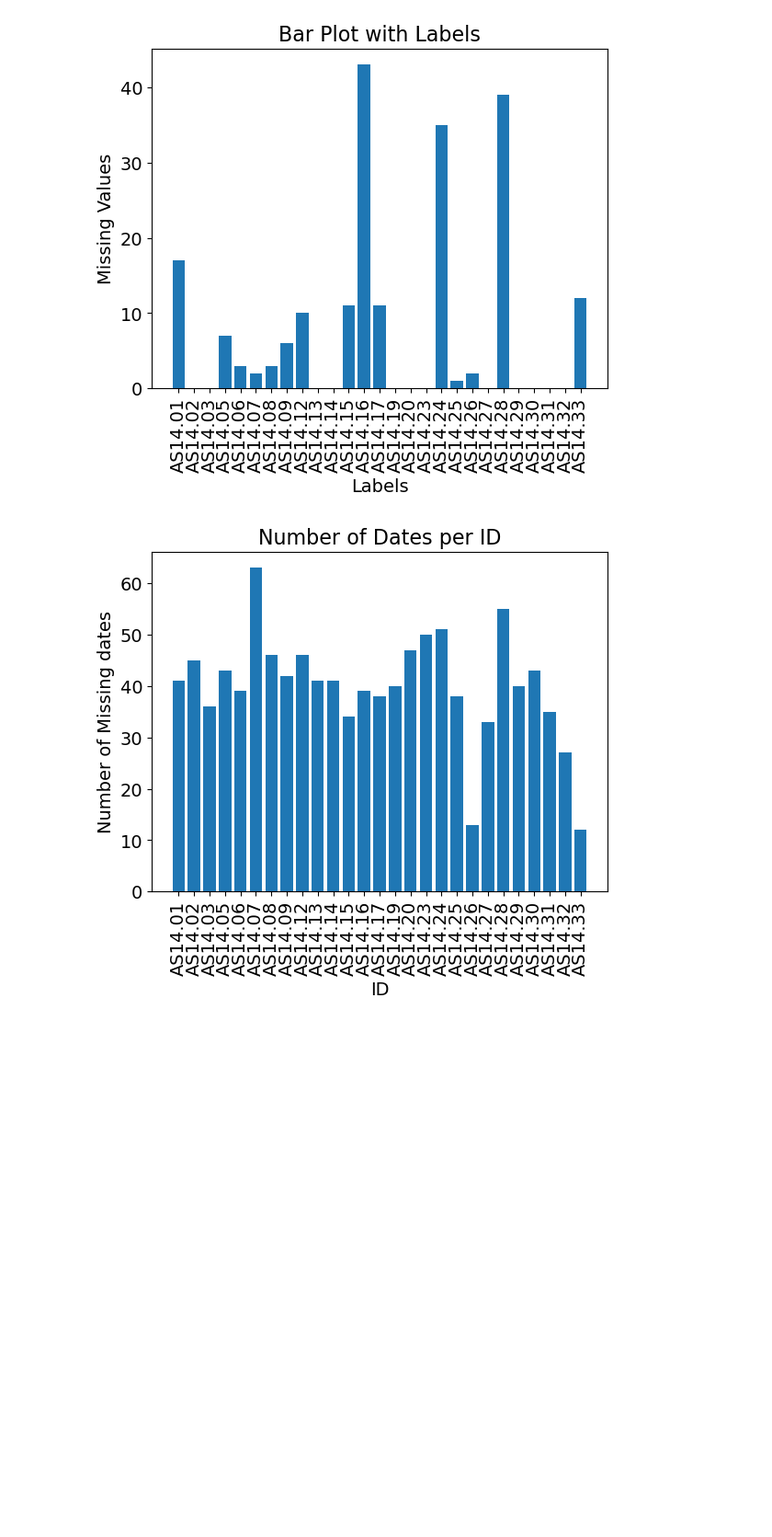
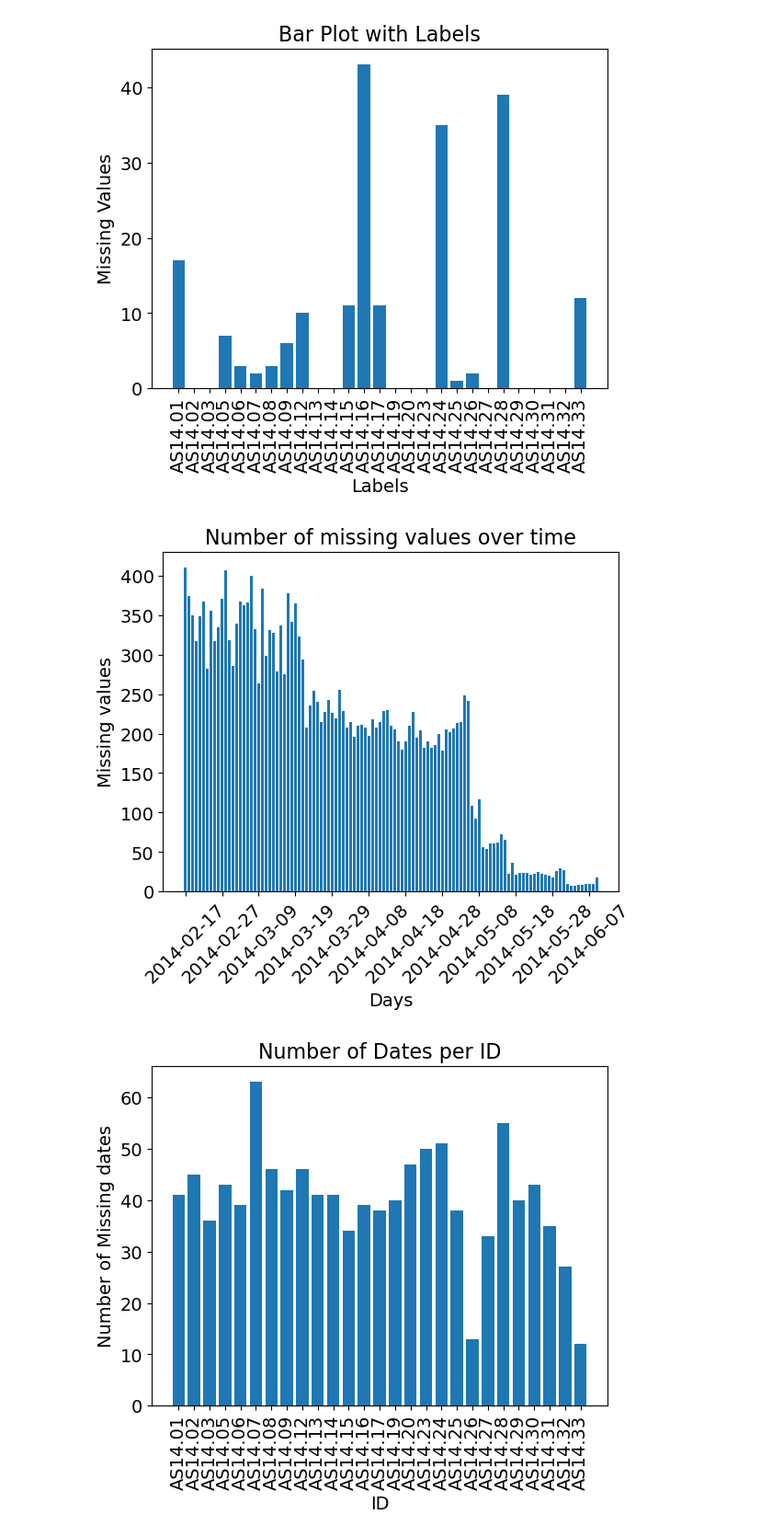
Before and after one commit to balintszarvas/DMT-1, a Jupyter notebook: advanced dataset/advanced_questions.ipynb, the cells around one changed output. Shown at 92% size. Drawn from its saved outputs; the diff is of its cells as text; code cells hidden in the pictures; blank space fills up the shorter version.

```diff
--- a/advanced dataset/advanced_questions.ipynb
+++ b/advanced dataset/advanced_questions.ipynb
@@ -102,6 +120,34 @@ plt.xticks(rotation='vertical')
 plt.show()
 # %% [output]
 [figure]
+# %%
+'''function that plots over time the missing values for all the variables'''
+
+missing_values = np.zeros(days.shape[0])
+empty_values = np.zeros(days.shape[0])
+df1 = pd.read_csv('..//daily_aggregate.csv')
+
+
+for i,var in enumerate(days):
+    df1_min = df1[df1['date'] == var]
+    missing_values[i] = df1_min.isna().sum().sum()
+
+
+fig, ax = plt.subplots()
+ax.bar(days, missing_values, label='NaN values')
+
+ax.set_xlabel('Days')
+ax.set_ylabel('Missing values')
+ax.set_title('Number of missing values over time')
+
+
+ax.xaxis.set_major_locator(ticker.MultipleLocator(10))
+
+plt.xticks(rotation=45)
+plt.savefig('missing_values.png')
+plt.show()
+# %% [output]
+[figure, added]
 # %%
 missing_dates = []
 
```
Also changed, not shown: parts of 6 cells of this notebook, 23 other files.
